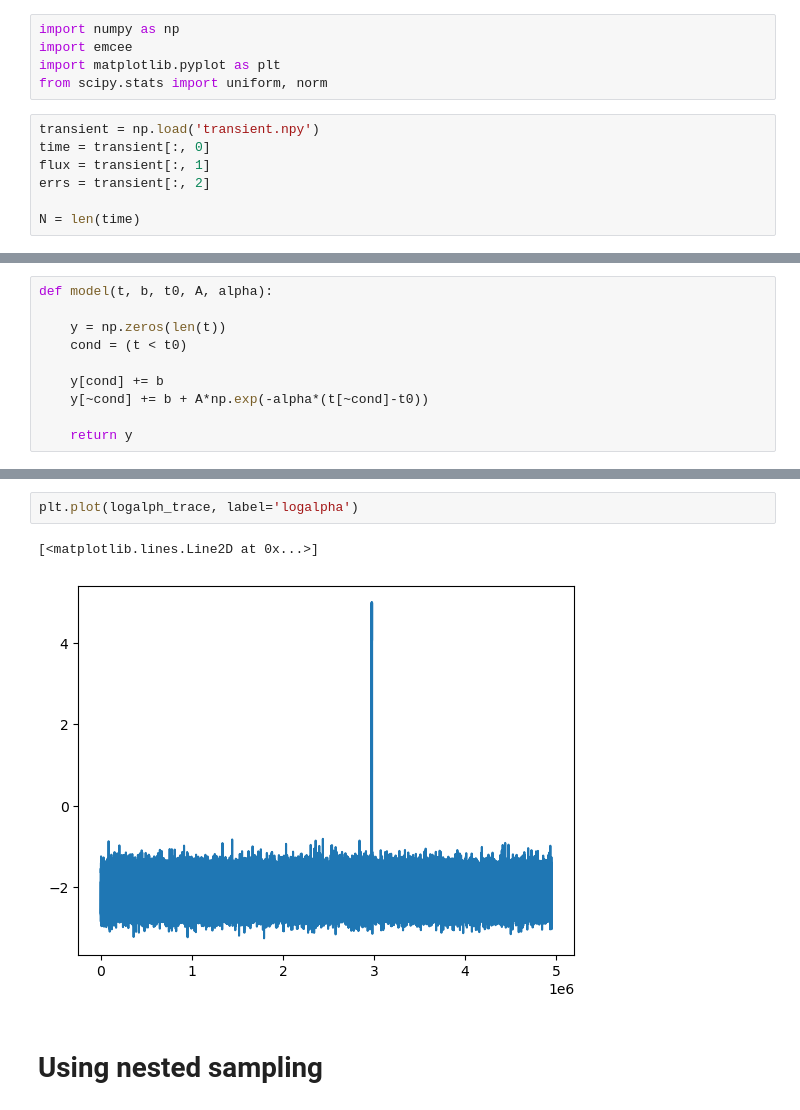
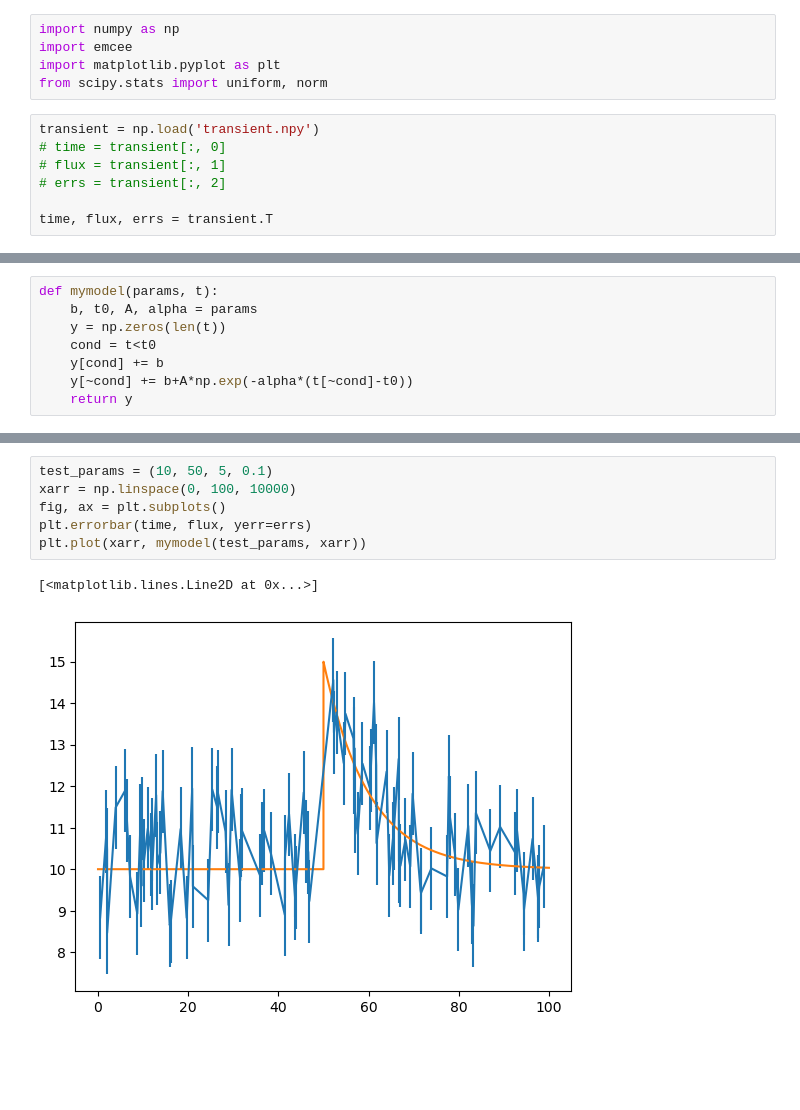
Before and after one commit to JacopoPerri/astrostatistics_bicocca_2026, a Jupyter notebook: working/transients.ipynb, the cells around one changed output, grey strips where cells are left out. Saved outputs shown, nothing was run; the diff lists cells and outputs as text; blank space fills up the shorter version.

```diff
--- a/working/transients.ipynb
+++ b/working/transients.ipynb
@@ -5,8 +5,8 @@ import matplotlib.pyplot as plt
 from scipy.stats import uniform, norm
 # %%
 transient = np.load('transient.npy')
-time = transient[:, 0]
-flux = transient[:, 1]
-errs = transient[:, 2]
+# time = transient[:, 0]
+# flux = transient[:, 1]
+# errs = transient[:, 2]
 
-N = len(time)
+time, flux, errs = transient.T
@@ -21,10 +13,8 @@ plt.grid()
 # %%
-def model(t, b, t0, A, alpha):
-
+def mymodel(params, t):
+    b, t0, A, alpha = params
     y = np.zeros(len(t))
-    cond = (t < t0)
-
+    cond = t<t0
     y[cond] += b
-    y[~cond] += b + A*np.exp(-alpha*(t[~cond]-t0))
-
+    y[~cond] += b+A*np.exp(-alpha*(t[~cond]-t0))
     return y
@@ -134,7 +21,9 @@ plt.plot(A_trace, label='A')
-# %%
-plt.plot(logalph_trace, label='logalpha')
-# %% [output]
-[<matplotlib.lines.Line2D at 0x...>]
-[figure, removed]
-# %% [markdown]
-# Using nested sampling
+# %%
+test_params = (10, 50, 5, 0.1)
+xarr = np.linspace(0, 100, 10000)
+fig, ax = plt.subplots()
+plt.errorbar(time, flux, yerr=errs)
+plt.plot(xarr, mymodel(test_params, xarr))
+# %% [output]
+[<matplotlib.lines.Line2D at 0x...>]
+[figure, added]
```
Also changed, not shown: parts of 12 cells of this notebook.
